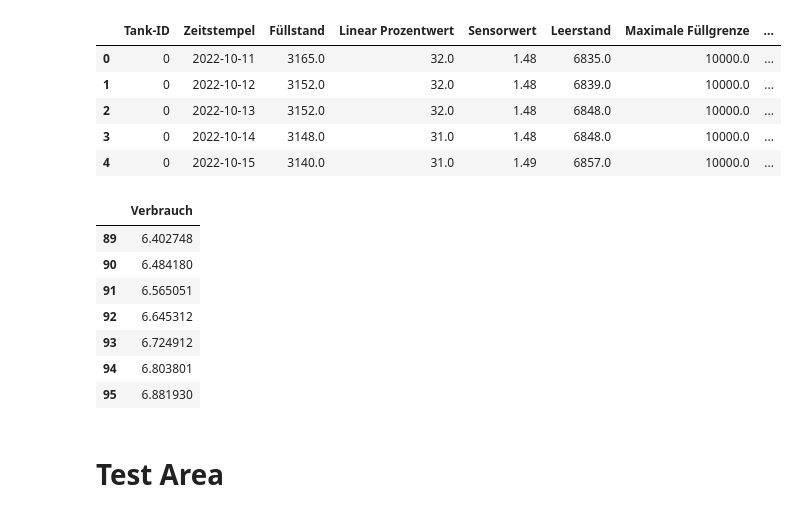
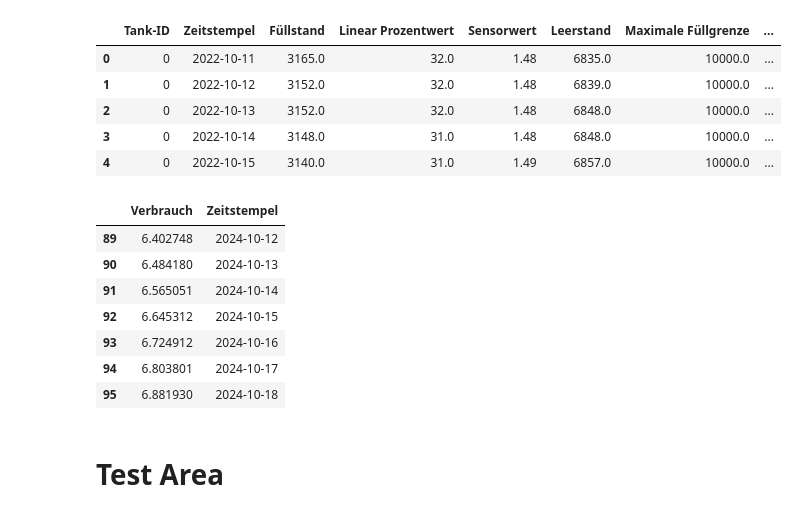
Before and after one commit to negralessio/bfh24, a Jupyter notebook: notebooks/consumption_linear_models.ipynb, the cells around one changed output. Cells and saved outputs as stored; diff of their text form; code cells hidden in the pictures.

```diff
--- a/notebooks/consumption_linear_models.ipynb
+++ b/notebooks/consumption_linear_models.ipynb
@@ -44,45 +44,47 @@ def fit_linear_model(df: pd.DataFrame, context: int = 90, degree: int = 3, forec
     # Get newest -Days Tage
     y = df["Verbrauch"].iloc[-context:].values.reshape(-1, 1)
     X = np.arange(len(y)).reshape(-1, 1)
+    dates = df["Zeitstempel"].iloc[-context:].values
+    future_days = pd.date_range(start=dates.max() + pd.Timedelta(days=1), periods=forecast_days, freq="D")
 
     # Extend feature space to make polynomial regression
     poly = PolynomialFeatures(degree)
     X_poly = poly.fit_transform(X)
 
     # Fit linear regression with polynomial features
     lr = LinearRegression()
     lr.fit(X_poly, y)
     # Get best fitted line
     y_pred = lr.predict(X_poly)
 
     # Evaluate best fitted line
     r2 = r2_score(y_true=y, y_pred=y_pred)
 
     future_days_to_predict = np.arange(X.max(), X.max() + forecast_days).reshape(-1, 1)
     # Get prediction for future days
     future_days_extened = poly.transform(future_days_to_predict)
     y_pred_future = lr.predict(future_days_extened).flatten()
 
-    y_train = pd.DataFrame({"Verbrauch": y.flatten()}, index=X.flatten())
-    y_pred = pd.DataFrame({"Verbrauch": y_pred.flatten()}, index=X.flatten())
-    y_pred_future = pd.DataFrame({"Verbrauch": y_pred_future.flatten()}, index=future_days_to_predict.flatten())
+    y_train = pd.DataFrame({"Verbrauch": y.flatten(), "Zeitstempel": dates}, index=X.flatten())
+    y_pred = pd.DataFrame({"Verbrauch": y_pred.flatten(), "Zeitstempel": dates}, index=X.flatten())
+    y_pred_future = pd.DataFrame({"Verbrauch": y_pred_future.flatten(), "Zeitstempel": future_days}, index=future_days_to_predict.flatten())
 
     return y_train, y_pred, y_pred_future
 
 df = get_cleaned_data()
 df
 
 y_train, y_pred, y_pred_future = fit_linear_model(df)
 y_pred_future
 # %% [output]
-|  | Verbrauch |
-| 89 | 6.402748 |
-| 90 | 6.484180 |
-| 91 | 6.565051 |
-| 92 | 6.645312 |
-| 93 | 6.724912 |
-| 94 | 6.803801 |
-| 95 | 6.881930 |
+|  | Verbrauch | Zeitstempel |
+| 89 | 6.402748 | 2024-10-12 |
+| 90 | 6.484180 | 2024-10-13 |
+| 91 | 6.565051 | 2024-10-14 |
+| 92 | 6.645312 | 2024-10-15 |
+| 93 | 6.724912 | 2024-10-16 |
+| 94 | 6.803801 | 2024-10-17 |
+| 95 | 6.881930 | 2024-10-18 |
 # %% [markdown]
 # Test Area
 # %%
```
Also changed, not shown: 1 other file.
